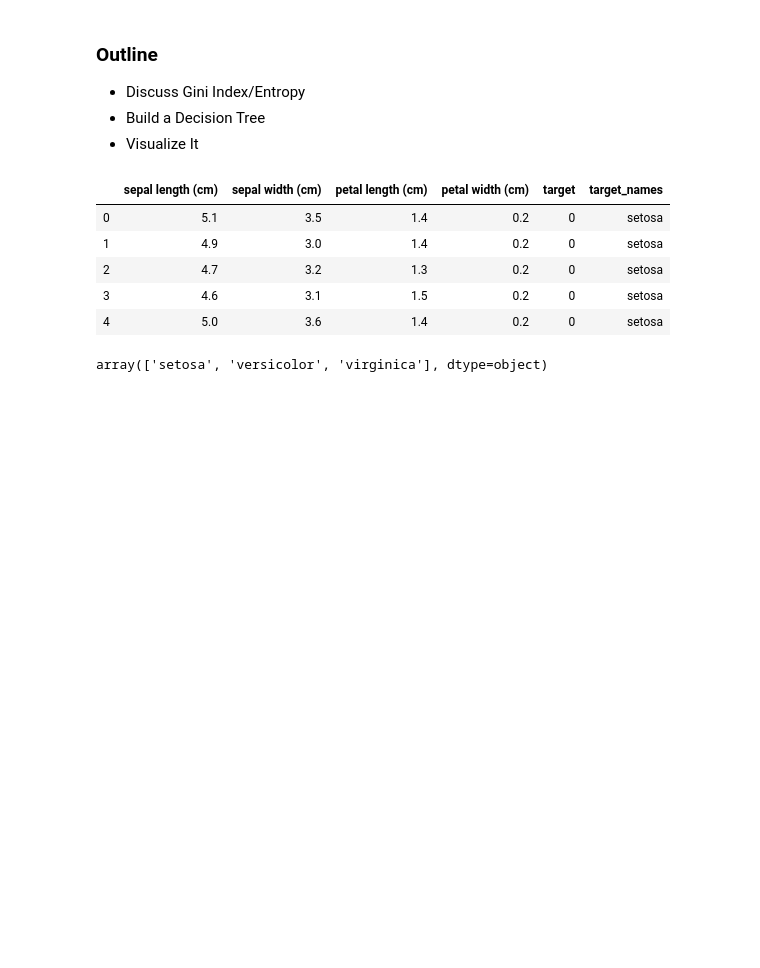
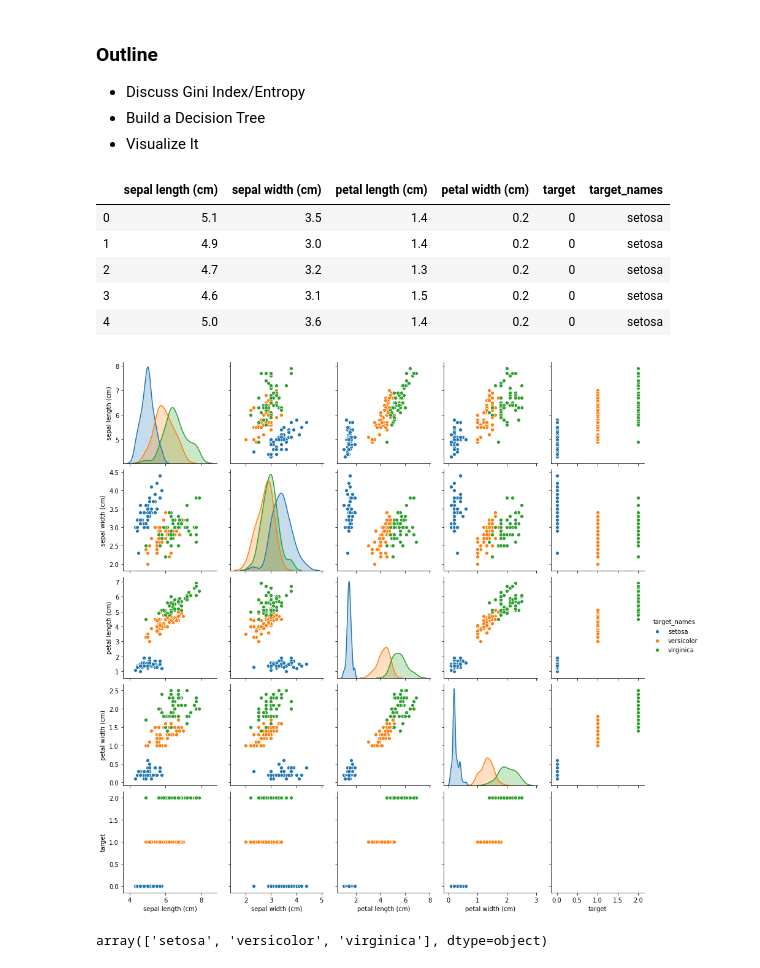
Before and after one commit to erdosn/cv2-mod5-sec34-decision-trees-lesson, a Jupyter notebook: lesson-plan.ipynb, the cells around one changed output. Drawn from its saved outputs; the diff is of its cells as text; code cells hidden in the pictures; blank space fills up the shorter version.

```diff
--- a/lesson-plan.ipynb
+++ b/lesson-plan.ipynb
@@ -113,6 +168,11 @@ df.head()
 | 2 | 4.7 | 3.2 | 1.3 | 0.2 | 0 | setosa |
 | 3 | 4.6 | 3.1 | 1.5 | 0.2 | 0 | setosa |
 | 4 | 5.0 | 3.6 | 1.4 | 0.2 | 0 | setosa |
+# %%
+sns.pairplot(data=df, hue='target_names')
+plt.show()
+# %% [output]
+[figure, added]
 # %%
 df.target_names.unique()
 # %% [output]
```
Also changed, not shown: parts of 28 cells of this notebook, 8 other files.
